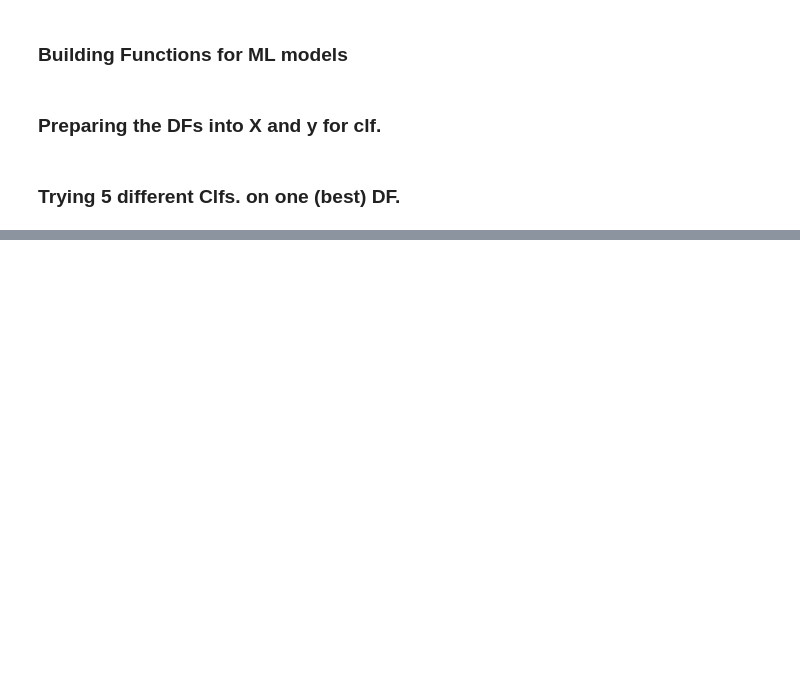
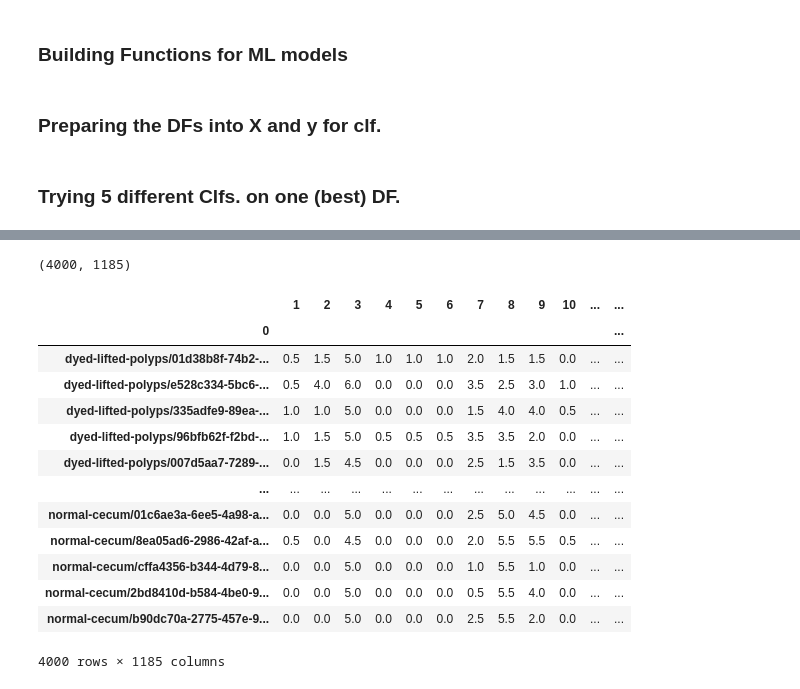
Before and after one commit to ruwaa-mohamed/kvasir-clf, a Jupyter notebook: main.ipynb, the cells around one changed output, grey strips where cells are left out. Saved outputs shown, nothing was run; the diff lists cells and outputs as text; code cells hidden in the pictures; blank space fills up the shorter version.

```diff
--- a/main.ipynb
+++ b/main.ipynb
@@ -216,0 +235,20 @@ df2
+# %%
+full_concat_df = pd.concat([JCD_df, Tamura_df, ColorLayout_df, EdgeHistogram_df, AutoColorCorrelogram_df, PHOG_df], axis=1)
+print(full_concat_df.shape)
+full_concat_df
+# %% [output]
+(4000, 1185)
+|  | 1 | 2 | 3 | 4 | 5 | 6 | 7 | 8 | 9 | 10 | ... | ... |
+| 0 |  |  |  |  |  |  |  |  |  |  |  | ... |
+| dyed-lifted-polyps/01d38b8f-74b2-... | 0.5 | 1.5 | 5.0 | 1.0 | 1.0 | 1.0 | 2.0 | 1.5 | 1.5 | 0.0 | ... | ... |
+| dyed-lifted-polyps/e528c334-5bc6-... | 0.5 | 4.0 | 6.0 | 0.0 | 0.0 | 0.0 | 3.5 | 2.5 | 3.0 | 1.0 | ... | ... |
+| dyed-lifted-polyps/335adfe9-89ea-... | 1.0 | 1.0 | 5.0 | 0.0 | 0.0 | 0.0 | 1.5 | 4.0 | 4.0 | 0.5 | ... | ... |
+| dyed-lifted-polyps/96bfb62f-f2bd-... | 1.0 | 1.5 | 5.0 | 0.5 | 0.5 | 0.5 | 3.5 | 3.5 | 2.0 | 0.0 | ... | ... |
+| dyed-lifted-polyps/007d5aa7-7289-... | 0.0 | 1.5 | 4.5 | 0.0 | 0.0 | 0.0 | 2.5 | 1.5 | 3.5 | 0.0 | ... | ... |
+| ... | ... | ... | ... | ... | ... | ... | ... | ... | ... | ... | ... | ... |
+| normal-cecum/01c6ae3a-6ee5-4a98-a... | 0.0 | 0.0 | 5.0 | 0.0 | 0.0 | 0.0 | 2.5 | 5.0 | 4.5 | 0.0 | ... | ... |
+| normal-cecum/8ea05ad6-2986-42af-a... | 0.5 | 0.0 | 4.5 | 0.0 | 0.0 | 0.0 | 2.0 | 5.5 | 5.5 | 0.5 | ... | ... |
+| normal-cecum/cffa4356-b344-4d79-8... | 0.0 | 0.0 | 5.0 | 0.0 | 0.0 | 0.0 | 1.0 | 5.5 | 1.0 | 0.0 | ... | ... |
+| normal-cecum/2bd8410d-b584-4be0-9... | 0.0 | 0.0 | 5.0 | 0.0 | 0.0 | 0.0 | 0.5 | 5.5 | 4.0 | 0.0 | ... | ... |
+| normal-cecum/b90dc70a-2775-457e-9... | 0.0 | 0.0 | 5.0 | 0.0 | 0.0 | 0.0 | 2.5 | 5.5 | 2.0 | 0.0 | ... | ... |
+4000 rows × 1185 columns
```
Also changed, not shown: parts of 6 cells of this notebook.
